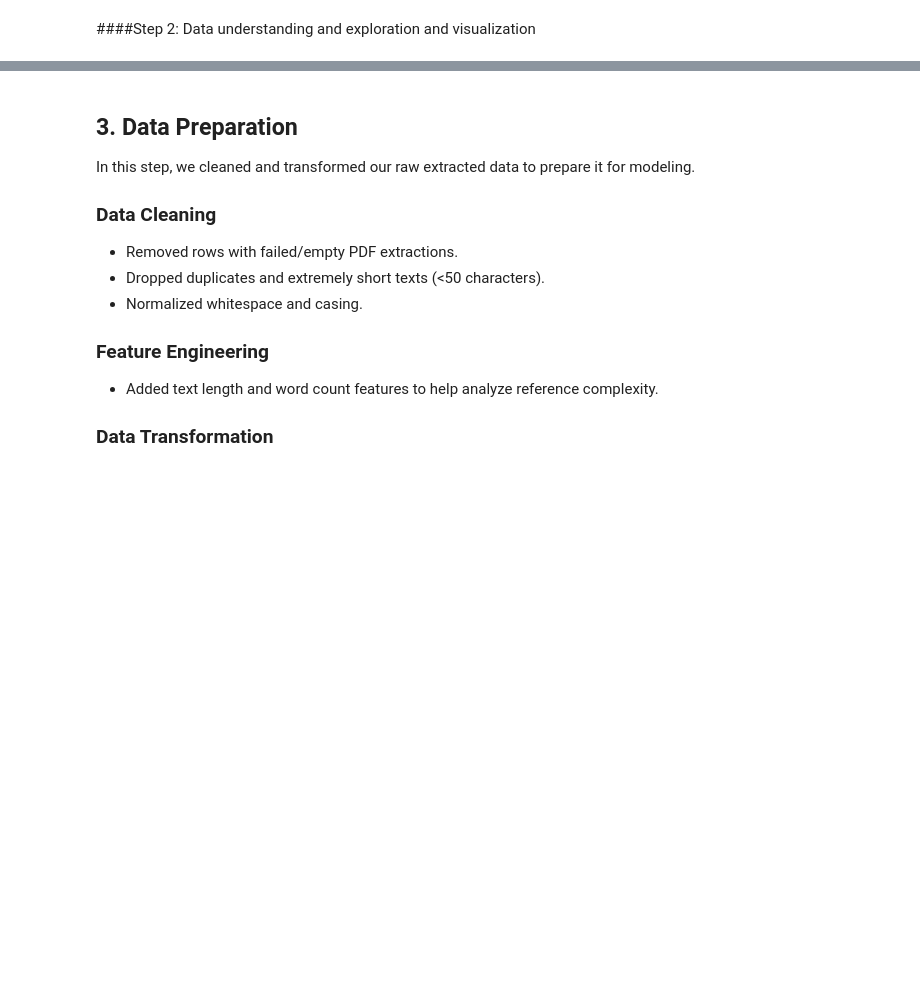
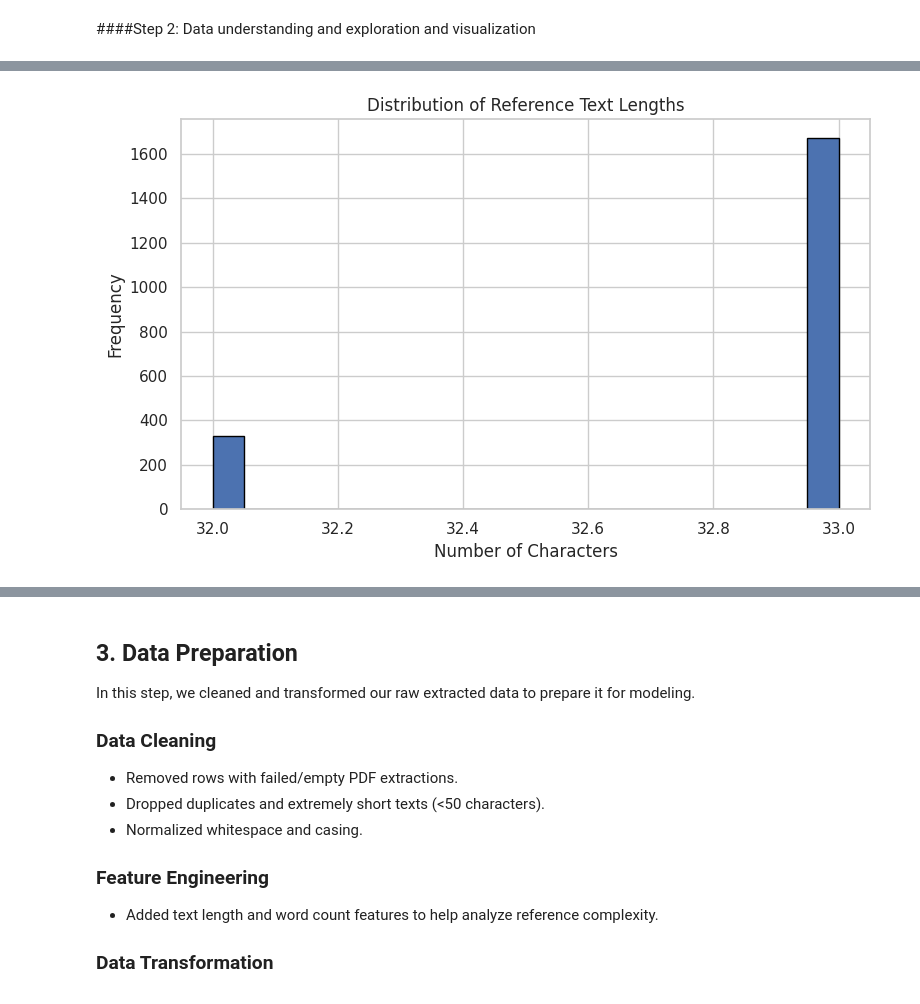
Before and after one commit to msimuko/code-unza25-csc4792-project_team_30, a Jupyter notebook: code_unza25_csc4792_project_team_30_notebook.ipynb, the cells around one changed output, grey strips where cells are left out. Saved outputs shown, nothing was run; the diff lists cells and outputs as text; code cells hidden in the pictures; blank space fills up the shorter version.

```diff
--- a/code_unza25_csc4792_project_team_30_notebook.ipynb
+++ b/code_unza25_csc4792_project_team_30_notebook.ipynb
@@ -120,0 +304,87 @@ FileNotFoundError: [Errno 2] No such file or directory: '/content/drive/MyDrive/
+# %%
+# =============================
+# Data Understanding – Reference Classification Metadata
+# =============================
+import os, re, string, sys, warnings
+import pandas as pd
+import numpy as np
+import matplotlib.pyplot as plt
+import seaborn as sns
+from IPython.display import display
+from collections import Counter
+sns.set_theme(style='whitegrid')
+
+# --- Load CSV from MyDrive ---
+project_dir = '/content/drive/MyDrive/misc-unza25-csc4792-project_team30'
+data_path = os.path.join(project_dir, 'db-unza25-csc4792-datasets-dspace_unza_zm.csv')
+df = pd.read_csv(data_path, delimiter="|")
+print(f"✅ Loaded dataset from: {data_path}")
+
+# --- Normalize column names ---
+df.columns = [re.sub(r'[^a-z0-9]+', '_', c.strip().lower()) for c in df.columns]
+
+# --- Required fields for reference classification ---
+ref_col = 'reference_text' if 'reference_text' in df.columns else df.columns[0]
+type_col = 'publication_type' if 'publication_type' in df.columns else df.columns[1]
+
+# Drop any empty references
+df = df.dropna(subset=[ref_col, type_col])
+df[ref_col] = df[ref_col].astype(str).str.strip()
+df = df[df[ref_col].str.len() > 0]
+
+# --- Basic Exploration ---
+print("\n--- Dataset Head ---")
+display(df.head(10))
+
+print("\n--- Dataset Info ---")
+df.info()
+
+print("\n--- Shape ---")
+print(df.shape)
+
+# --- Text Length Analysis ---
+df['text_length'] = df[ref_col].astype(str).str.len()
+plt.figure(figsize=(8,5))
+plt.hist(df['text_length'], bins=20, edgecolor='black')
+plt.title(f"Distribution of Reference Text Lengths")
+plt.xlabel('Number of Characters')
+plt.ylabel('Frequency')
+plt.tight_layout(); plt.show()
+
+# --- Publication Type Distribution ---
+plt.figure(figsize=(8,4))
+sns.countplot(x=type_col, data=df, order=sorted(df[type_col].unique()), palette='Set2')
+plt.title('Distribution of Publication Types')
+plt.xticks(rotation=30)
+plt.tight_layout(); plt.show()
+
+# --- Word-Level Analysis (Reference Texts) ---
+all_text = " ".join(df[ref_col].astype(str))
+cleaned_text = re.sub(r"[^a-zA-Z\s]", "", all_text).lower()
+tokens = cleaned_text.split()
+stopwords = set([
+    'the','and','of','to','a','in','for','is','on','with','as','by',
+    'this','an','that','are','at','from','it','be','or','was'
+])
+tokens = [w for w in tokens if w not in stopwords and len(w) > 2]
+word_counts = Counter(tokens)
+top_words = word_counts.most_common(10)
+
+print("\n📌 Top 10 Most Frequent Words in References:")
+for word, freq in top_words:
+    print(f"{word}: {freq}")
+
+# Visualize top words
+words, freqs = zip(*top_words)
+plt.figure(figsize=(10,6))
+plt.barh(list(words)[::-1], list(freqs)[::-1], color='skyblue', edgecolor='black')
+plt.title('Top 10 Most Frequent Words in References')
+plt.xlabel('Frequency')
+plt.ylabel('Word')
+plt.tight_layout(); plt.show()
+
+# --- Final Dataset for Classification ---
+df = df[[ref_col, type_col]].rename(columns={ref_col: 'reference_text', type_col: 'publication_type'})
+display(df.head())
+print(f"\n✅ Dataset ready for downstream reference classification modeling. Total records: {len(df)}")
+# %% [output]
@@ -120,0 +422 @@ FileNotFoundError: [Errno 2] No such file or directory: '/content/drive/MyDrive/
+[figure, added]
```
Also changed, not shown: parts of 21 cells of this notebook.
